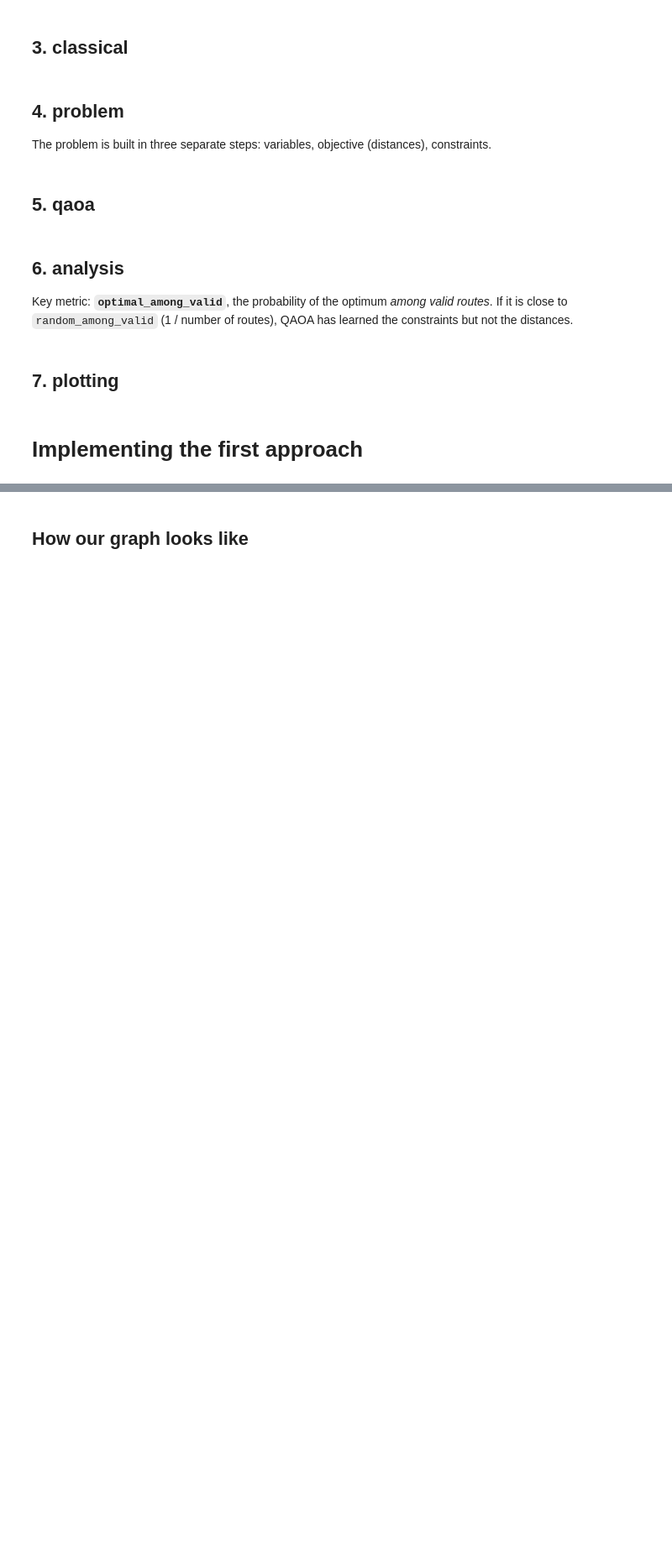
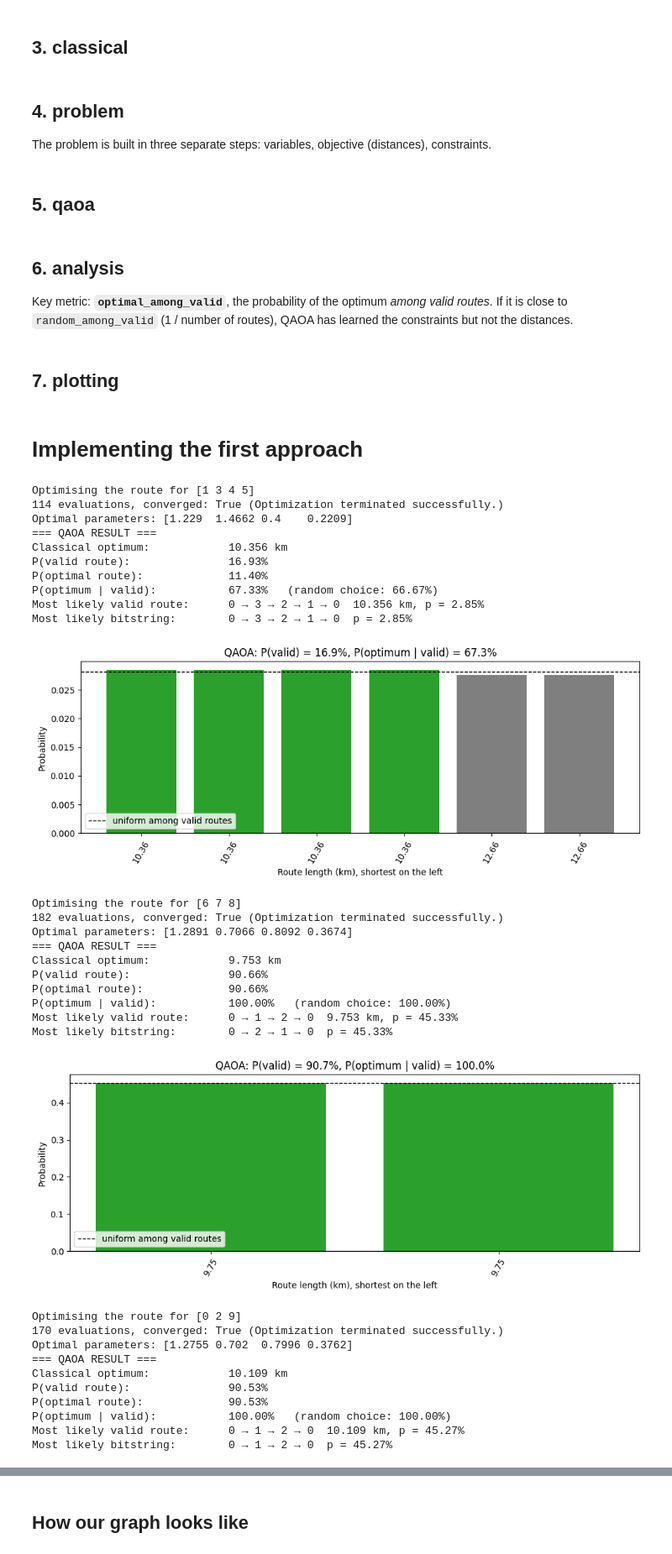
Before and after one commit to sisalik/qest-hack26-omniva, a Jupyter notebook: tsp_library.ipynb, the cells around one changed output, grey strips where cells are left out. Shown at 84% size. Saved outputs shown, nothing was run; the diff lists cells and outputs as text; code cells hidden in the pictures; blank space fills up the shorter version.

Commit message:
Trying out clustering

```diff
--- a/tsp_library.ipynb
+++ b/tsp_library.ipynb
@@ -406,3 +406,67 @@ def plot_distribution(result: QAOAResult):
     return fig
 # %% [markdown]
 # Implementing the first approach
+# %%
+from sklearn.cluster import KMeans
+
+def cluster_ins(ins, nr):
+    clusters = KMeans(nr).fit_predict(ins.distances)
+    out = []
+    for i in np.unique(clusters):
+        out.append(clusters == i)
+    return out
+
+
+inst_og = load_instance(path="tallinn_osrm_matrix.json", n=10, symmetric=True)
+clusters = cluster_ins(inst_og, 3)
+
+for cluster in clusters:
+    nodes = np.array(inst_og.ids)[np.where(cluster)[0]]
+    print(f"Optimising the route for {nodes}")
+    inst = load_instance(path="tallinn_osrm_matrix.json", nodes=nodes, symmetric=True)
+    enc = PositionEncoding(inst.n)
+    qp = build_qp(inst.distances, enc, name="Omniva_TSP")
+    model = to_hamiltonian(qp, enc, penalty=20)
+    optimal_routes, optimal_length = brute_force(inst.distances)
+    ansatz = build_ansatz(model.operator, reps=2)
+    run = optimize(ansatz, model.operator, maxiter=200)
+    print(f"{len(run.history)} evaluations, converged: {run.converged} ({run.message})")
+    print("Optimal parameters:", np.round(run.params, 4))
+
+    result = evaluate(probabilities(ansatz, run.params), inst.distances, enc)
+    print(result)
+    plot_distribution(result)
+    plt.show()
+# %% [output]
+Optimising the route for [1 3 4 5]
+114 evaluations, converged: True (Optimization terminated successfully.)
+Optimal parameters: [1.229  1.4662 0.4    0.2209]
+=== QAOA RESULT ===
+Classical optimum:            10.356 km
+P(valid route):               16.93%
+P(optimal route):             11.40%
+P(optimum | valid):           67.33%   (random choice: 66.67%)
+Most likely valid route:      0 → 3 → 2 → 1 → 0  10.356 km, p = 2.85%
+Most likely bitstring:        0 → 3 → 2 → 1 → 0  p = 2.85%
+[figure, added]
+Optimising the route for [6 7 8]
+182 evaluations, converged: True (Optimization terminated successfully.)
+Optimal parameters: [1.2891 0.7066 0.8092 0.3674]
+=== QAOA RESULT ===
+Classical optimum:            9.753 km
+P(valid route):               90.66%
+P(optimal route):             90.66%
+P(optimum | valid):           100.00%   (random choice: 100.00%)
+Most likely valid route:      0 → 1 → 2 → 0  9.753 km, p = 45.33%
+Most likely bitstring:        0 → 2 → 1 → 0  p = 45.33%
+[figure, added]
+Optimising the route for [0 2 9]
+170 evaluations, converged: True (Optimization terminated successfully.)
+Optimal parameters: [1.2755 0.702  0.7996 0.3762]
+=== QAOA RESULT ===
+Classical optimum:            10.109 km
+P(valid route):               90.53%
+P(optimal route):             90.53%
+P(optimum | valid):           100.00%   (random choice: 100.00%)
+Most likely valid route:      0 → 1 → 2 → 0  10.109 km, p = 45.27%
+Most likely bitstring:        0 → 1 → 2 → 0  p = 45.27%
```
Also changed, not shown: parts of 15 cells of this notebook.
